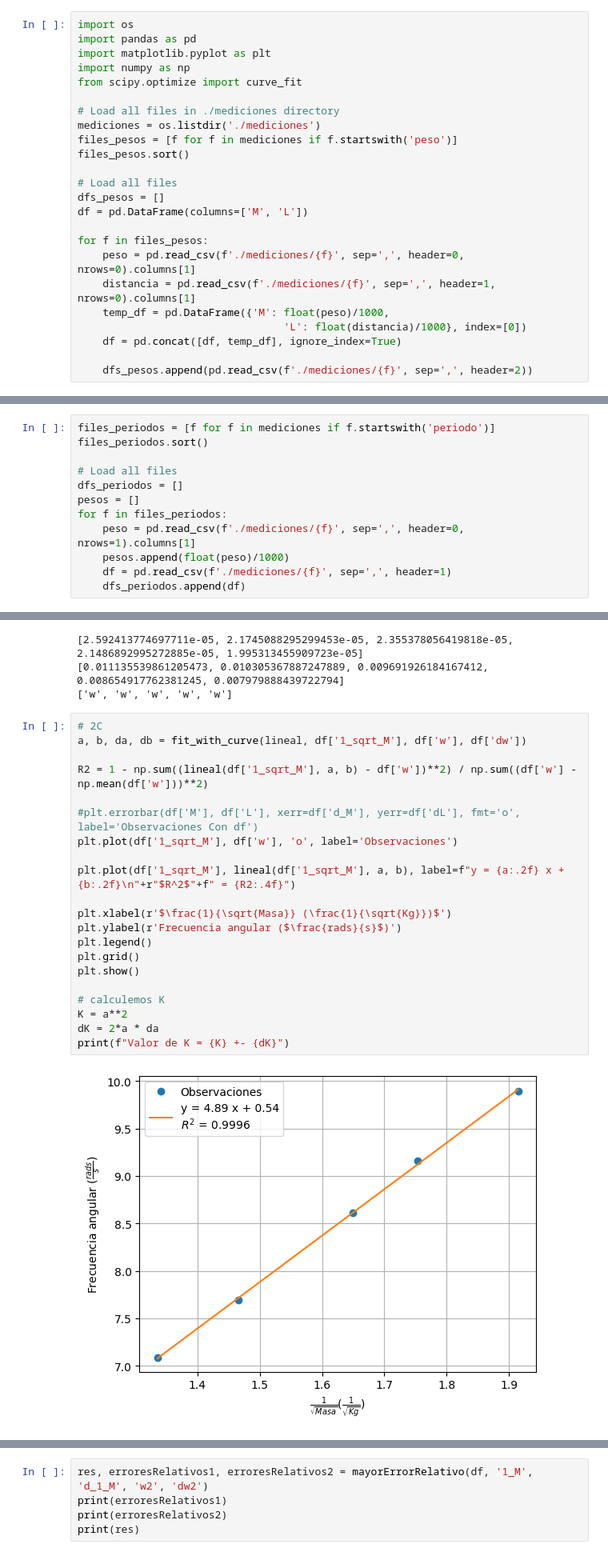
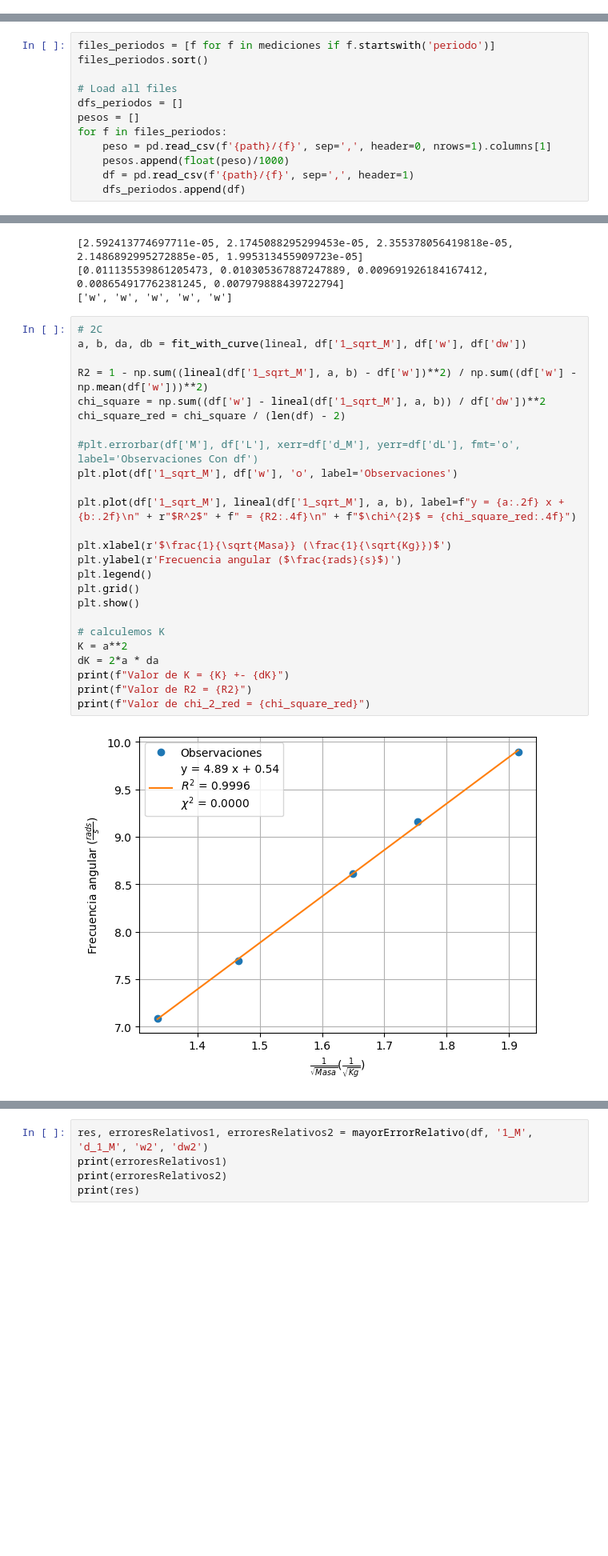
Before and after one commit to MatiMoran/Mecanica-y-Termodinamica-2024-1C, a Jupyter notebook: laboratorios/Labo05-06/Labo03.ipynb, the cells around one changed output, grey strips where cells are left out. Shown at 80% size. Cells and saved outputs as stored; diff of their text form; blank space fills up the shorter version.

Commit message:
add errors and better notebook, add pyplot to dependencies

```diff
--- a/laboratorios/Labo05-06/Labo03.ipynb
+++ b/laboratorios/Labo05-06/Labo03.ipynb
@@ -36,27 +31,3 @@ df
-# %%
-import os
-import pandas as pd
-import matplotlib.pyplot as plt
-import numpy as np
-from scipy.optimize import curve_fit
-
-# Load all files in ./mediciones directory
-mediciones = os.listdir('./mediciones')
-files_pesos = [f for f in mediciones if f.startswith('peso')]
-files_pesos.sort()
-
-# Load all files
-dfs_pesos = []
-df = pd.DataFrame(columns=['M', 'L'])
-
-for f in files_pesos:
-    peso = pd.read_csv(f'./mediciones/{f}', sep=',', header=0, nrows=0).columns[1]
-    distancia = pd.read_csv(f'./mediciones/{f}', sep=',', header=1, nrows=0).columns[1]
-    temp_df = pd.DataFrame({'M': float(peso)/1000,
-                                 'L': float(distancia)/1000}, index=[0])
-    df = pd.concat([df, temp_df], ignore_index=True)
-
-    dfs_pesos.append(pd.read_csv(f'./mediciones/{f}', sep=',', header=2))
 # %%
 df
 # %% [output]
@@ -252,9 +220,9 @@ files_periodos.sort()
 dfs_periodos = []
 pesos = []
 for f in files_periodos:
-    peso = pd.read_csv(f'./mediciones/{f}', sep=',', header=0, nrows=1).columns[1]
+    peso = pd.read_csv(f'{path}/{f}', sep=',', header=0, nrows=1).columns[1]
     pesos.append(float(peso)/1000)
-    df = pd.read_csv(f'./mediciones/{f}', sep=',', header=1)
+    df = pd.read_csv(f'{path}/{f}', sep=',', header=1)
     dfs_periodos.append(df)
 # %%
 # 1 A
@@ -356,23 +324,27 @@ print(res)
 # %%
 # 2C
 a, b, da, db = fit_with_curve(lineal, df['1_sqrt_M'], df['w'], df['dw'])
 
 R2 = 1 - np.sum((lineal(df['1_sqrt_M'], a, b) - df['w'])**2) / np.sum((df['w'] - np.mean(df['w']))**2)
+chi_square = np.sum((df['w'] - lineal(df['1_sqrt_M'], a, b)) / df['dw'])**2
+chi_square_red = chi_square / (len(df) - 2)
 
 #plt.errorbar(df['M'], df['L'], xerr=df['d_M'], yerr=df['dL'], fmt='o', label='Observaciones Con df')
 plt.plot(df['1_sqrt_M'], df['w'], 'o', label='Observaciones')
 
-plt.plot(df['1_sqrt_M'], lineal(df['1_sqrt_M'], a, b), label=f"y = {a:.2f} x + {b:.2f}\n"+r"$R^2$"+f" = {R2:.4f}")
+plt.plot(df['1_sqrt_M'], lineal(df['1_sqrt_M'], a, b), label=f"y = {a:.2f} x + {b:.2f}\n" + r"$R^2$" + f" = {R2:.4f}\n" + f"$\chi^{2}$ = {chi_square_red:.4f}")
 
 plt.xlabel(r'$\frac{1}{\sqrt{Masa}} (\frac{1}{\sqrt{Kg}})$')
 plt.ylabel(r'Frecuencia angular ($\frac{rads}{s}$)')
 plt.legend()
 plt.grid()
 plt.show()
 
 # calculemos K
 K = a**2
 dK = 2*a * da
 print(f"Valor de K = {K} +- {dK}")
+print(f"Valor de R2 = {R2}")
+print(f"Valor de chi_2_red = {chi_square_red}")
 # %% [output]
-[figure, old version]
+[figure, new version]
```
Also changed, not shown: parts of 31 cells of this notebook, 2 other files.
